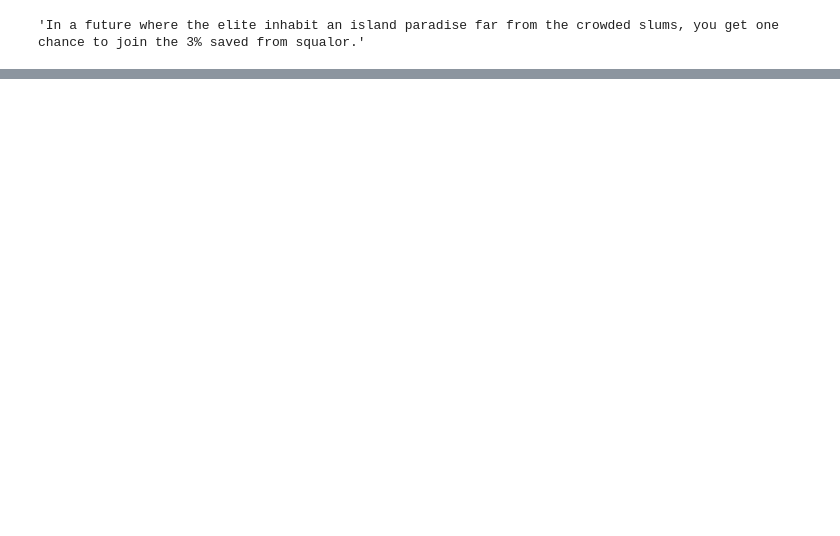
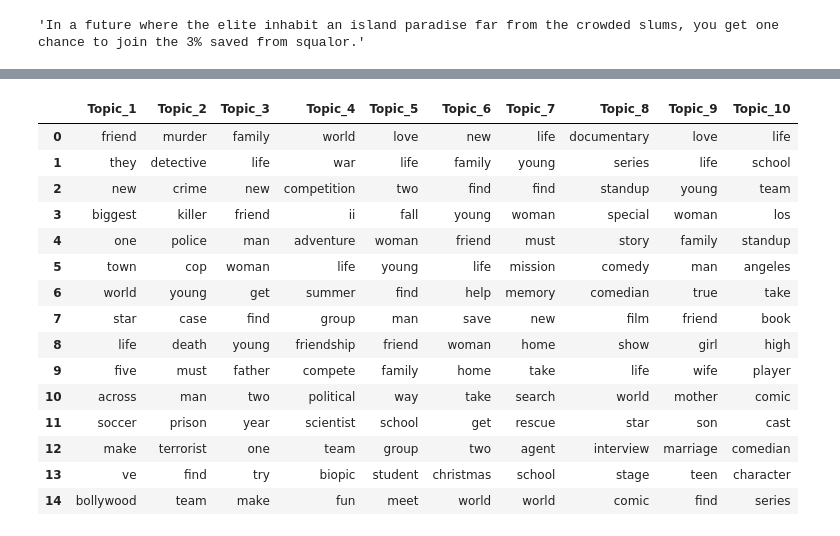
Before and after one commit to sauravkumar19/NETFLIX-MOVIES-AND-TV-SHOWS-CLUSTERING, a Jupyter notebook: NETFLIX_MOVIES_AND_TV_SHOWS_CLUSTERING.ipynb, the cells around one changed output, grey strips where cells are left out. Saved outputs shown, nothing was run; the diff lists cells and outputs as text; code cells hidden in the pictures; blank space fills up the shorter version.

```diff
--- a/NETFLIX_MOVIES_AND_TV_SHOWS_CLUSTERING.ipynb
+++ b/NETFLIX_MOVIES_AND_TV_SHOWS_CLUSTERING.ipynb
@@ -505,0 +745,2 @@ a
+# %%
+lda.fit(X)
@@ -505,0 +802,16 @@ a
+# %%
+topic_words = {}
+for topic, comp in enumerate(lda.components_):
+    # for the n-dimensional array "arr":
+    # argsort() returns a ranked n-dimensional array of arr, call it "ranked_array"
+    # which contains the indices that would sort arr in a descending fashion
+    # for the ith element in ranked_array, ranked_array[i] represents the index of the
+    # element in arr that should be at the ith index in ranked_array
+    # ex. arr = [3,7,1,0,3,6]
+    # np.argsort(arr) -> [3, 2, 0, 4, 5, 1]
+    # word_idx contains the indices in "topic" of the top num_top_words most relevant
+    # to a given topic ... it is sorted ascending to begin with and then reversed (desc. now)
+    word_idx = np.argsort(comp)[::-1][:15]
+
+    # store the words most relevant to the topic
+    topic_words[topic] = [vocab[i] for i in word_idx]
@@ -505,0 +843,23 @@ a
+# %%
+Topics = pd.DataFrame(topic_words)
+# %%
+Topics.columns = ['Topic_1','Topic_2','Topic_3','Topic_4','Topic_5','Topic_6','Topic_7','Topic_8','Topic_9','Topic_10']
+# %%
+Topics
+# %% [output]
+|  | Topic_1 | Topic_2 | Topic_3 | Topic_4 | Topic_5 | Topic_6 | Topic_7 | Topic_8 | Topic_9 | Topic_10 |
+| 0 | friend | murder | family | world | love | new | life | documentary | love | life |
+| 1 | they | detective | life | war | life | family | young | series | life | school |
+| 2 | new | crime | new | competition | two | find | find | standup | young | team |
+| 3 | biggest | killer | friend | ii | fall | young | woman | special | woman | los |
+| 4 | one | police | man | adventure | woman | friend | must | story | family | standup |
+| 5 | town | cop | woman | life | young | life | mission | comedy | man | angeles |
+| 6 | world | young | get | summer | find | help | memory | comedian | true | take |
+| 7 | star | case | find | group | man | save | new | film | friend | book |
+| 8 | life | death | young | friendship | friend | woman | home | show | girl | high |
+| 9 | five | must | father | compete | family | home | take | life | wife | player |
+| 10 | across | man | two | political | way | take | search | world | mother | comic |
+| 11 | soccer | prison | year | scientist | school | get | rescue | star | son | cast |
+| 12 | make | terrorist | one | team | group | two | agent | interview | marriage | comedian |
+| 13 | ve | find | try | biopic | student | christmas | school | stage | teen | character |
+| 14 | bollywood | team | make | fun | meet | world | world | comic | find | series |
```
Also changed, not shown: parts of 30 cells of this notebook.
